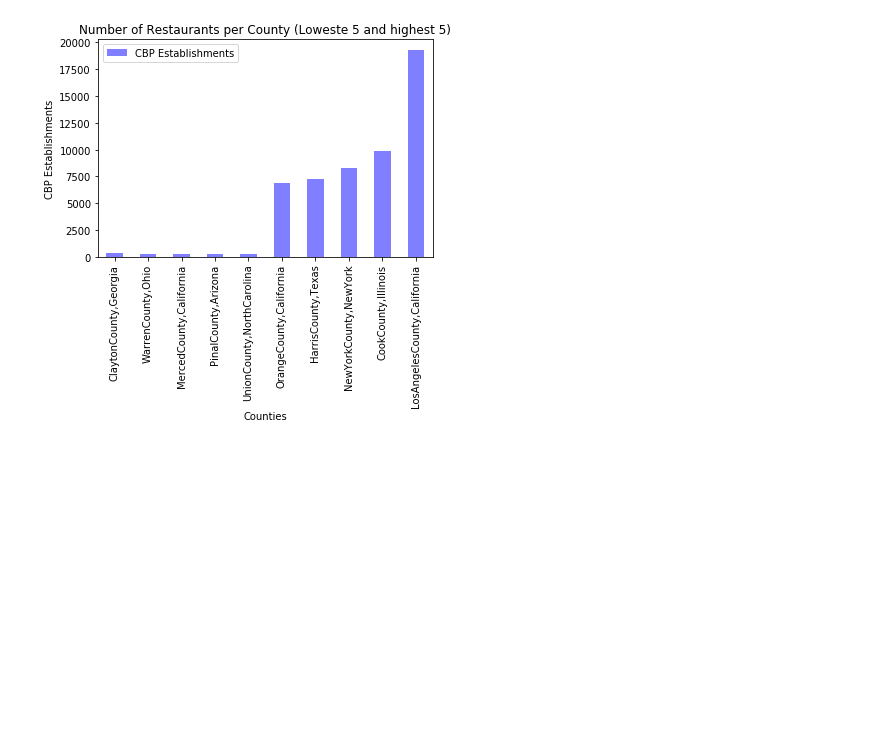
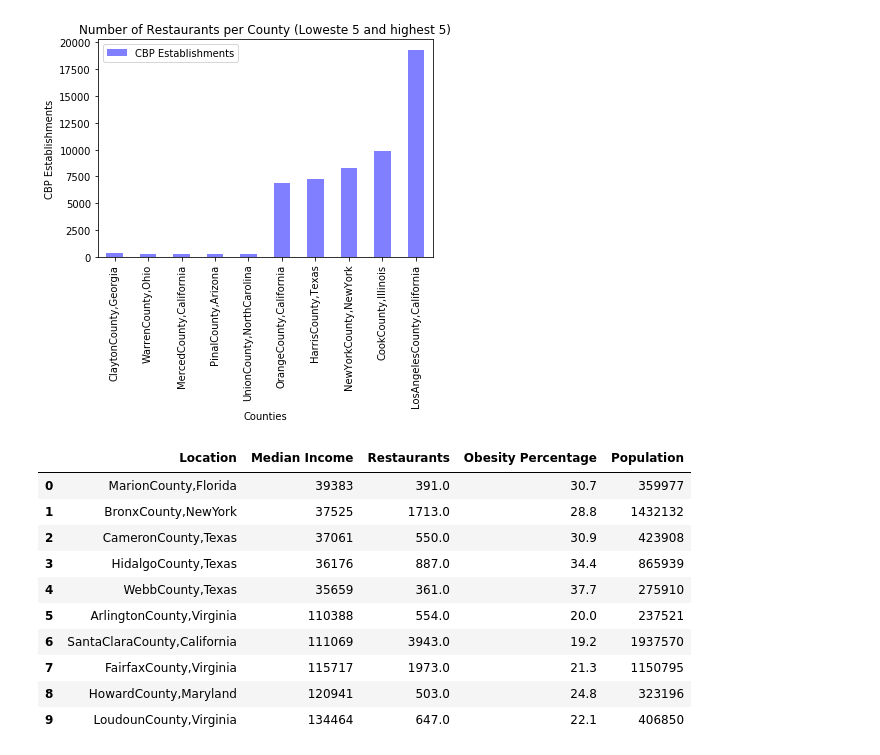
Before and after one commit to liliana-ilut/The-Mockingbirds, a Jupyter notebook: Clean Data/Graphs.ipynb, the cells around one changed output. Cells and saved outputs as stored; diff of their text form; code cells hidden in the pictures; blank space fills up the shorter version.

```diff
--- a/Clean Data/Graphs.ipynb
+++ b/Clean Data/Graphs.ipynb
@@ -295,3 +295,28 @@ plt.ylabel("CBP Establishments")
 # %% [output]
 Text(0, 0.5, 'CBP Establishments')
 [figure]
+# %%
+counties = ["MarionCounty,Florida","BronxCounty,NewYork", "CameronCounty,Texas", "HidalgoCounty,Texas", "WebbCounty,Texas",
+            "ArlingtonCounty,Virginia","SantaClaraCounty,California", "FairfaxCounty,Virginia", "HowardCounty,Maryland", "LoudounCounty,Virginia"]
+median_income = [39383, 37525, 37061, 36176, 35659,
+                 110388, 111069, 115717, 120941, 134464 ]
+CBP_establishments = [391,1713,550.0, 887.0,361.0,
+                     554.0, 3943, 1973 , 503.0, 647.0]
+obesity_percentage= [30.7,28.8,30.9,34.4,37.7,
+                    20,19.2, 21.3,24.8, 22.1 ]
+population= [359977, 1432132, 423908,865939 , 275910,
+            237521,1937570, 1150795, 323196, 406850 ]
+total_df = pd.DataFrame({ "Location":counties, "Median Income": median_income, "Restaurants":CBP_establishments, "Obesity Percentage": obesity_percentage, "Population": population})
+total_df
+# %% [output]
+|  | Location | Median Income | Restaurants | Obesity Percentage | Population |
+| 0 | MarionCounty,Florida | 39383 | 391.0 | 30.7 | 359977 |
+| 1 | BronxCounty,NewYork | 37525 | 1713.0 | 28.8 | 1432132 |
+| 2 | CameronCounty,Texas | 37061 | 550.0 | 30.9 | 423908 |
+| 3 | HidalgoCounty,Texas | 36176 | 887.0 | 34.4 | 865939 |
+| 4 | WebbCounty,Texas | 35659 | 361.0 | 37.7 | 275910 |
+| 5 | ArlingtonCounty,Virginia | 110388 | 554.0 | 20.0 | 237521 |
+| 6 | SantaClaraCounty,California | 111069 | 3943.0 | 19.2 | 1937570 |
+| 7 | FairfaxCounty,Virginia | 115717 | 1973.0 | 21.3 | 1150795 |
+| 8 | HowardCounty,Maryland | 120941 | 503.0 | 24.8 | 323196 |
+| 9 | LoudounCounty,Virginia | 134464 | 647.0 | 22.1 | 406850 |
```
Also changed, not shown: parts of 2 cells of this notebook.
